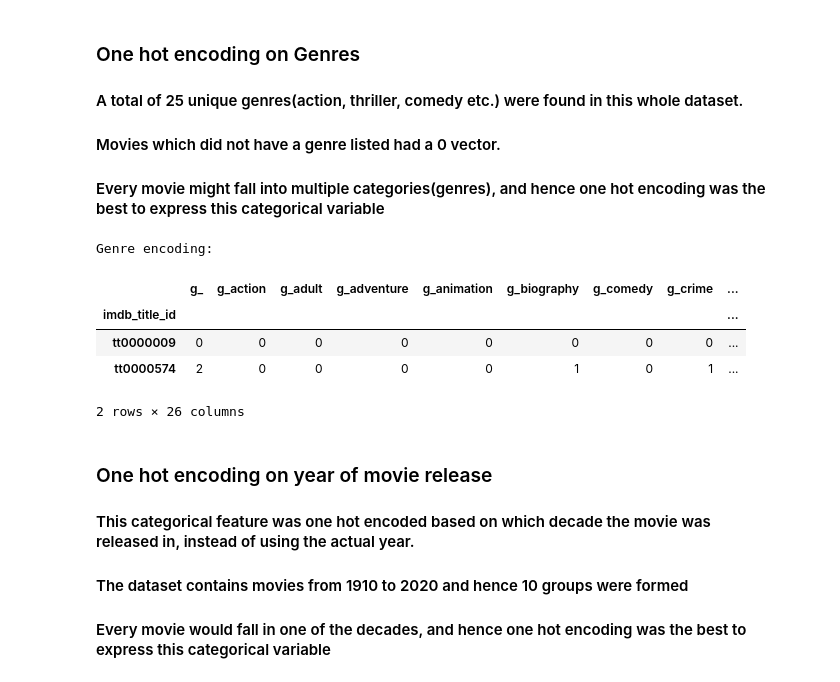
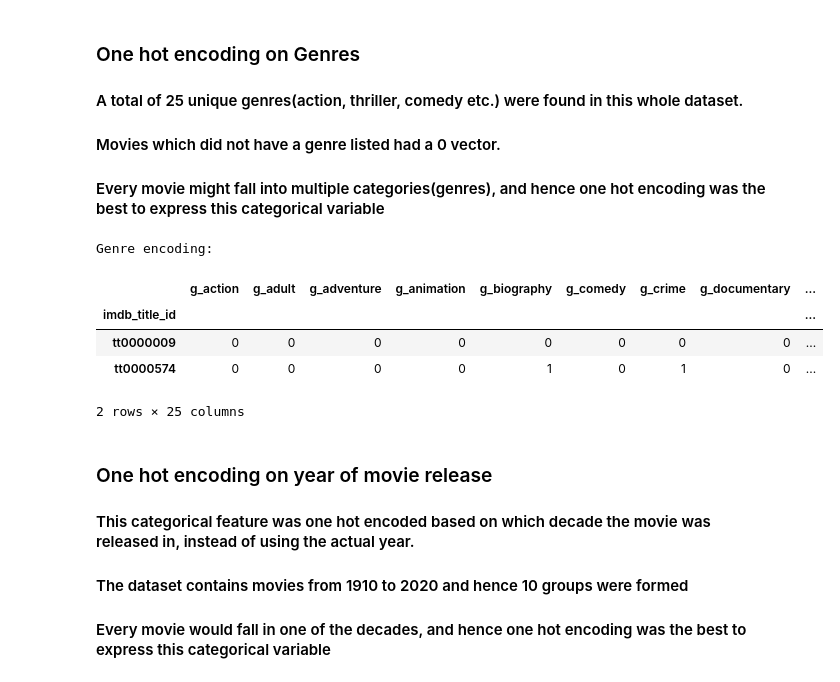
Before and after one commit to ShrutiGadewar/imdb_prediction, a Jupyter notebook: prediction.ipynb, the cells around one changed output. Cells and saved outputs as stored; diff of their text form; code cells hidden in the pictures.

```diff
--- a/prediction.ipynb
+++ b/prediction.ipynb
@@ -145,27 +146,27 @@ Text(0, 0.5, 'weighted average vote')
 # %%
 # Genre one hot encoding
 # Get list of genres in dataframe
 df_all["genre"] = df_all["genre"].apply(lambda x: str(x).lower())
 
 for item in [","]:
     df_all["genre"] = df_all["genre"].apply(lambda x: x.replace(item, " "))
 
 cleaned = df_all.set_index('imdb_title_id')["genre"].str.split(' ', expand=True).stack()
 tmp = pd.get_dummies(cleaned, prefix='g').groupby(level=0).sum()
+tmp.drop(["g_"], axis=1, inplace=True)
 df_all = pd.merge(df_all, tmp, on ='imdb_title_id', how='inner')
-df_all.drop(["g_"], axis=1, inplace=True)
 
 features = list(df_all.columns)
 
 print("Genre encoding: ")
 tmp.head(2)
 # %% [output]
 Genre encoding:
-|  | g_ | g_action | g_adult | g_adventure | g_animation | g_biography | g_comedy | g_crime | ... |
+|  | g_action | g_adult | g_adventure | g_animation | g_biography | g_comedy | g_crime | g_documentary | ... |
 | imdb_title_id |  |  |  |  |  |  |  |  | ... |
 | tt0000009 | 0 | 0 | 0 | 0 | 0 | 0 | 0 | 0 | ... |
-| tt0000574 | 2 | 0 | 0 | 0 | 0 | 1 | 0 | 1 | ... |
+| tt0000574 | 0 | 0 | 0 | 0 | 1 | 0 | 1 | 0 | ... |
-2 rows × 26 columns
+2 rows × 25 columns
 # %% [markdown]
 ### One hot encoding on year of movie release
 #### This categorical feature was one hot encoded based on which decade the movie was released in, instead of using the actual year.
```
Also changed, not shown: parts of 14 cells of this notebook, 2 other files.
